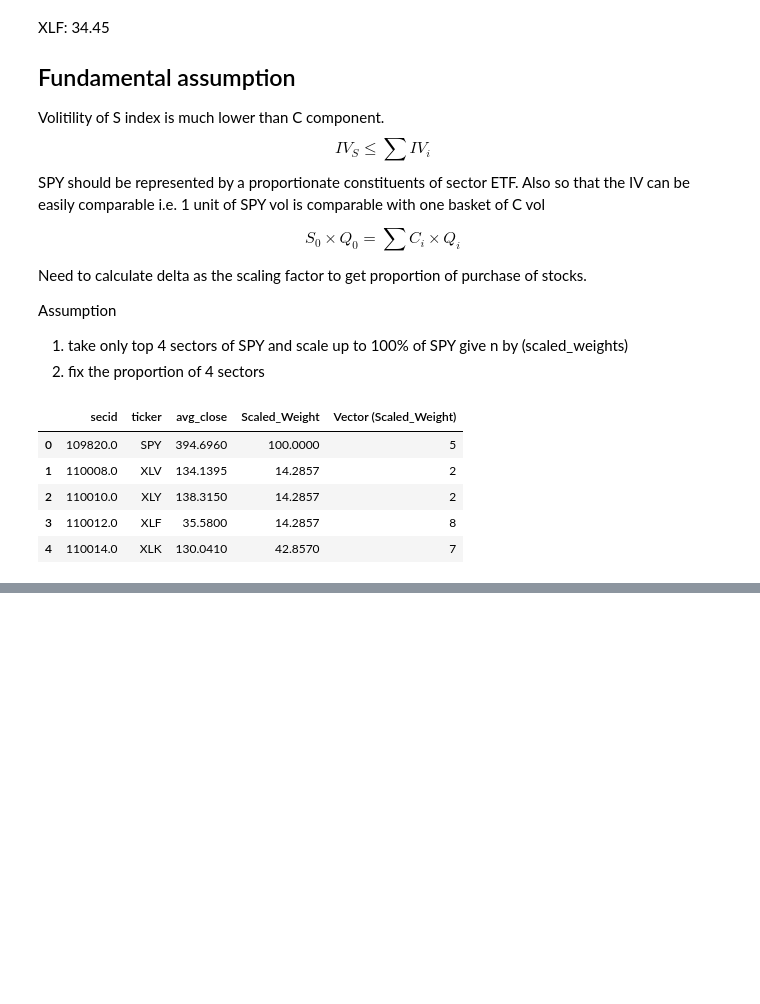
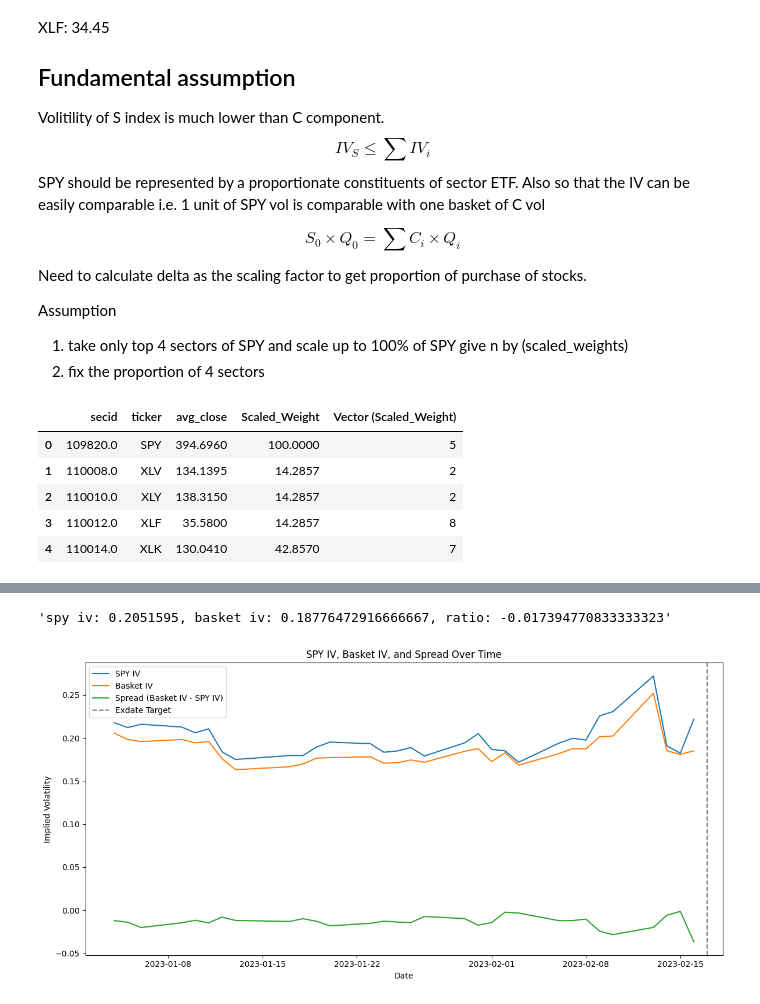
Before and after one commit to changjulian17/ibkr-connection, a Jupyter notebook: research/dispersion_trade_v0.ipynb, the cells around one changed output, grey strips where cells are left out. Drawn from its saved outputs; the diff is of its cells as text; code cells hidden in the pictures; blank space fills up the shorter version.

```diff
--- a/research/dispersion_trade_v0.ipynb
+++ b/research/dispersion_trade_v0.ipynb
@@ -624,3 +418,77 @@ Max: $140.34
+# %%
+## trade date
+trade_date = pd.Timestamp('2023-01-31')
+# calculate spy iv
+spy_iv = df_0223[(df_0223['ticker'] == 'SPY') &
+        (df_0223['date'] == trade_date) &
+        (df_0223['strike_price'] == df_0223['atm_strike_price'])
+       ]['impl_volatility'].mean()
+# calculate basket iv
+df_1 = df_0223[(df_0223['ticker'] != 'SPY') &
+        (df_0223['date'] == trade_date) &
+        (df_0223['strike_price'] == df_0223['atm_strike_price'])
+       ].copy()
+df_1['weighted_iv'] = df_1['impl_volatility'] * df_1['Vector (Scaled_Weight)']
+basket_iv =df_1[(df_1['ticker'] != 'SPY') &
+         (df_1['date'] == trade_date) &
+         (df_1['strike_price'] == df_1['atm_strike_price'])
+        ].groupby('ticker')['weighted_iv'].mean().sum() / vector_rounded.sum()
+
+f"spy iv: {spy_iv}, basket iv: {basket_iv}, ratio: {basket_iv-spy_iv}"
+# %% [output]
+'spy iv: 0.2051595, basket iv: 0.18776472916666667, ratio: -0.017394770833333323'
+# %%
+import matplotlib.pyplot as plt
+
+# Prepare time series for SPY IV, basket IV, and spread
+dates = sorted(df_0223['date'].unique())
+spy_iv_series = []
+basket_iv_series = []
+
+for d in dates:
+    # SPY IV
+    spy_iv = df_0223[
+        (df_0223['ticker'] == 'SPY') &
+        (df_0223['date'] == d) &
+        (df_0223['strike_price'] == df_0223['atm_strike_price'])
+    ]['impl_volatility'].mean()
+    # Basket IV
+    df_basket = df_0223[
+        (df_0223['ticker'] != 'SPY') &
+        (df_0223['date'] == d) &
+        (df_0223['strike_price'] == df_0223['atm_strike_price'])
+    ].copy()
+    df_basket['weighted_iv'] = df_basket['impl_volatility'] * df_basket['Vector (Scaled_Weight)']
+    basket_iv = df_basket.groupby('ticker')['weighted_iv'].mean().sum() / vector_rounded.sum()
+    spy_iv_series.append(spy_iv)
+    basket_iv_series.append(basket_iv)
+
+# Convert to pandas Series for robust NA handling
+dates_arr = pd.to_datetime(pd.Series(dates))
+spy_iv_arr = pd.to_numeric(pd.Series(spy_iv_series), errors='coerce')
+basket_iv_arr = pd.to_numeric(pd.Series(basket_iv_series), errors='coerce')
+spread_arr = basket_iv_arr - spy_iv_arr
+
+# Mask out dates where either series is nan or NAType
+valid_mask = ~(spy_iv_arr.isna() | basket_iv_arr.isna())
+dates_plot = dates_arr[valid_mask]
+spy_iv_plot = spy_iv_arr[valid_mask]
+basket_iv_plot = basket_iv_arr[valid_mask]
+spread_plot = spread_arr[valid_mask]
+
+plt.figure(figsize=(12, 6))
+plt.plot(dates_plot, spy_iv_plot, label='SPY IV')
+plt.plot(dates_plot, basket_iv_plot, label='Basket IV')
+plt.plot(dates_plot, spread_plot, label='Spread (Basket IV - SPY IV)')
+plt.axvline(pd.to_datetime(exdate_target), color='gray', linestyle='--', label='Exdate Target')
+plt.xlabel('Date')
+plt.ylabel('Implied Volatility')
+plt.title('SPY IV, Basket IV, and Spread Over Time')
+plt.legend()
+plt.tight_layout()
+plt.show()
+# %% [output]
+[figure, added]
 # %%
 import yfinance as yf
 
```
Also changed, not shown: parts of 15 cells of this notebook.
